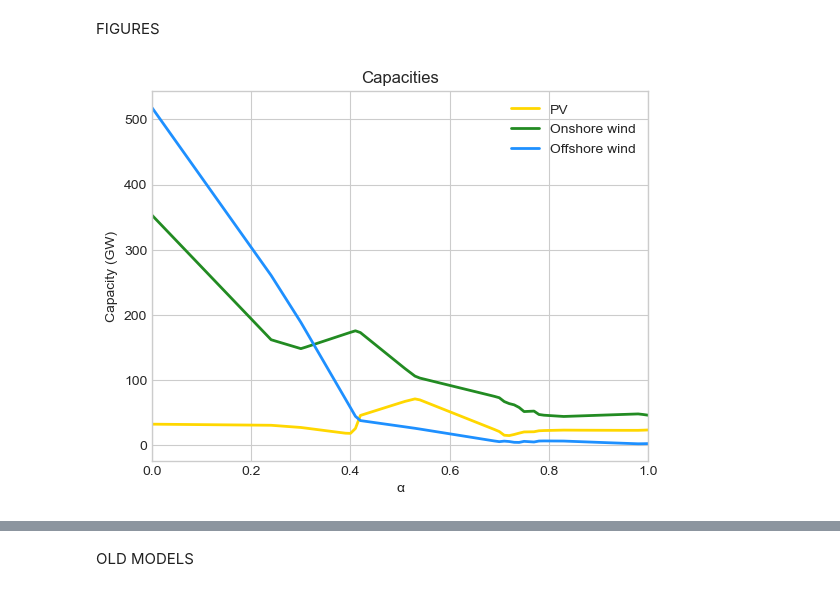
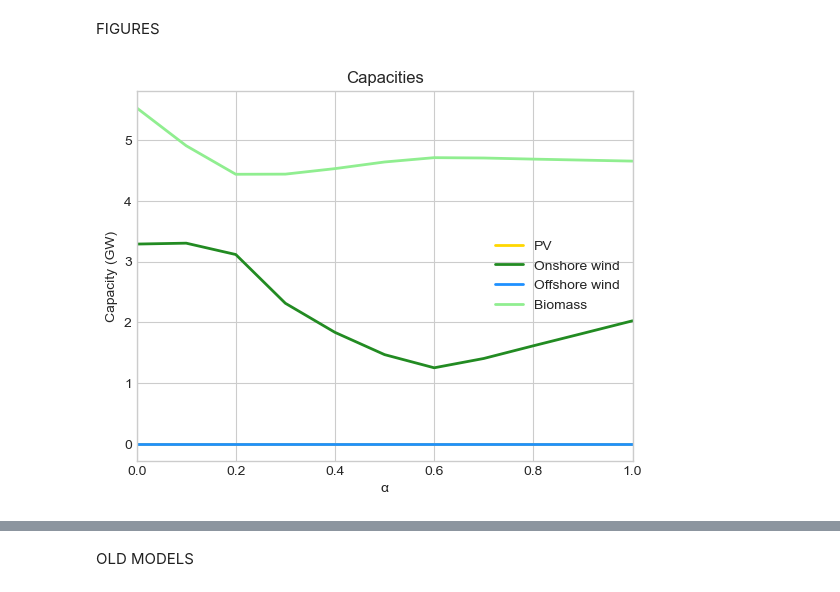
Before and after one commit to Emiknd/test, a Jupyter notebook: Seminar.ipynb, the cells around one changed output, grey strips where cells are left out. Drawn from its saved outputs; the diff is of its cells as text; code cells hidden in the pictures.

```diff
--- a/Seminar.ipynb
+++ b/Seminar.ipynb
@@ -552,7 +552,7 @@ for i, alpha in enumerate(alpha_values):
 **With biomass**
 # %%
 # List of alpha values
-alpha_values = np.arange(0, 1.01, 0.01)
+alpha_values = np.arange(0, 1.01, 0.1)
 
 # Arrays to store results
 N_pv_opt_array = np.zeros(len(alpha_values))
@@ -581,8 +581,8 @@ for i, alpha in enumerate(alpha_values):
     model.k_ipv = Param(default=435500)
     model.k_ion = Param(default=1252525)
     model.k_iof = Param(default=3458333)
-    model.k_ibio = Param(default=999)
-    model.k_vbio = Param(default=999)
+    model.k_ibio = Param(default=3671920)
+    model.k_vbio = Param(default=38.6)
     model.k_vv2g = Param(default=226.56)
     model.eta_charge = Param (default=0.924)
     model.eta_discharge = Param(default=0.903)
@@ -609,8 +609,11 @@ for i, alpha in enumerate(alpha_values):
 
     #Law of conservation
     def lawofc(model, h):
-        return model.V_discharge[h] - model.V_charge[h] + model.CF_pv[h] * model.N_pv + model.CF_on[h] * model.N_on + model.CF_of[h] * model.N_of + model.G_bio == data['d'][h] + model.C[h]
+        return model.V_discharge[h] - model.V_charge[h] + model.CF_pv[h] * model.N_pv + model.CF_on[h] * model.N_on + model.CF_of[h] * model.N_of + model.G_bio[h] == data['d'][h] + model.C[h]
     model.lawofc = Constraint(model.hours, rule = lawofc)
+
+    # Biomass constraint
+    model.bio1 = Constraint(model.hours, rule=lambda model, h: model.G_bio[h] <= model.N_bio)
 
     #State of charge constraint
     def s1_constraint(model,h):
@@ -681,13 +696,16 @@ results_df = pd.DataFrame({
     'PV': N_pv_opt_array,
     'ON': N_on_opt_array,
     'OF': N_of_opt_array,
+    'BIO': N_bio_opt_array,
     'Z': Z_array,
     'sum_d': d_sum_array,
     'sum_C': C_sum_array,
-    'sum_V_discharge': V_discharge_sum_array
+    'sum_V_discharge': V_discharge_sum_array,
+    'sum_G_bio': G_bio_opt_array
+
 })
 
 # Print the results
-#print(results_df.head(41))
-print(results_df.loc[[100]])
+print(results_df.head(10))
+#print(results_df.loc[[10]])
 # %% [output]
@@ -701,24 +731,25 @@ FIGURES
 # %%
 # Capacity Plot
 import matplotlib.pyplot as plt
 plt.style.use('seaborn-whitegrid')
 
 #Convert to GW --> plot
 fig, ax = plt.subplots()
 
 ax.plot(results_df['alpha'], results_df['PV']/1000, linewidth=2.0, color='gold', label='PV')
 ax.plot(results_df['alpha'], results_df['ON']/1000, linewidth=2.0, color='forestgreen', label='Onshore wind')
 ax.plot(results_df['alpha'], results_df['OF']/1000, linewidth=2.0, color='dodgerblue', label='Offshore wind')
+ax.plot(results_df['alpha'], results_df['BIO']/1000, linewidth=2.0, color='lightgreen', label='Biomass')
 
 ax.set(xlim=(0, 1), xlabel='\u03B1', ylabel='Capacity (GW)')
 
 ax.legend()
 
 ax.set_title('Capacities')
 
 plt.show()
 # %% [output]
-[figure, old version]
+[figure, new version]
 # %%
 # Cost Plot
 Z_billion = results_df['Z']/1000000000
```
Also changed, not shown: parts of 5 cells of this notebook.
